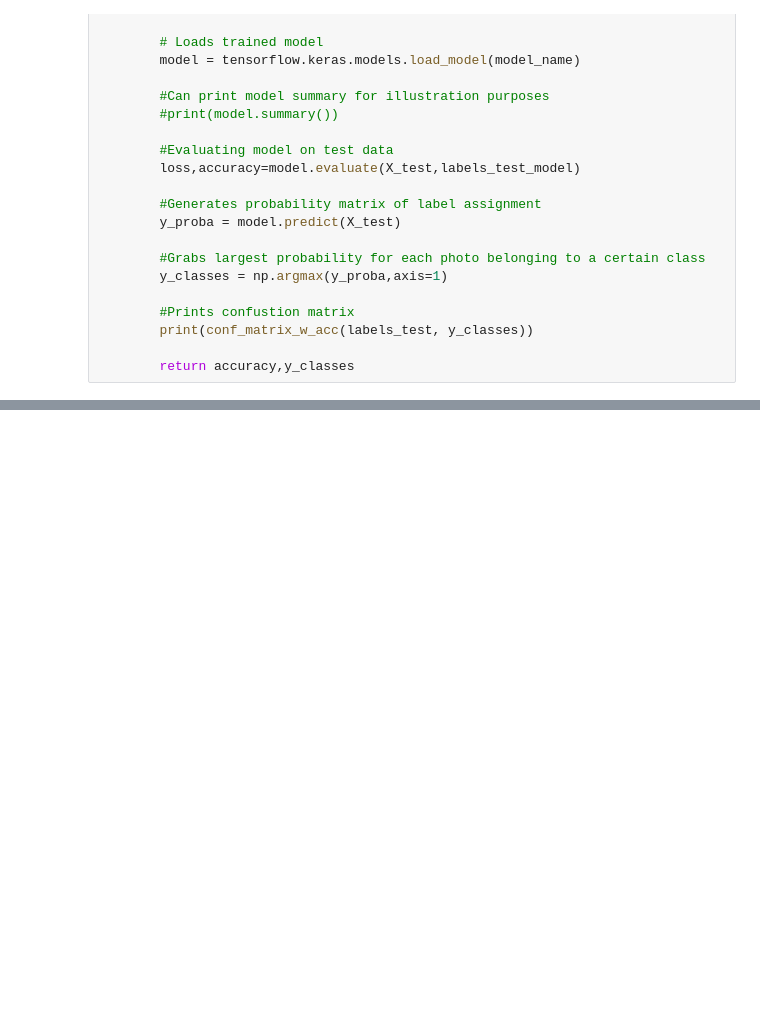
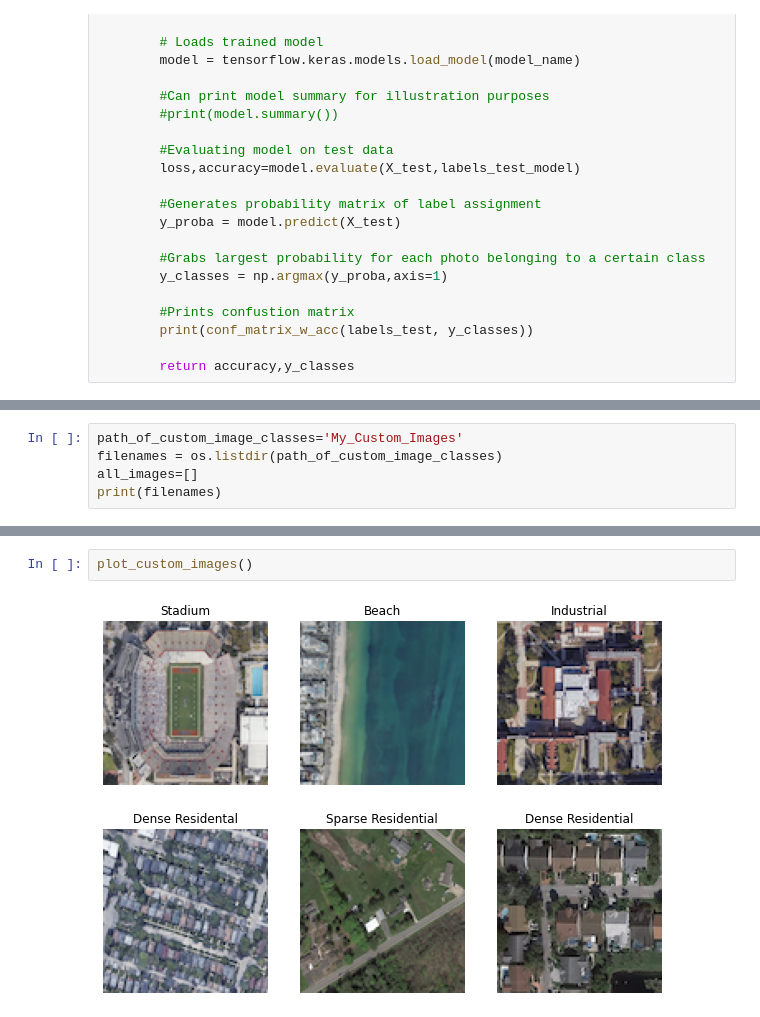
Before and after one commit to Michelle584/Final-Project-Pattern-Rec, a Jupyter notebook: Test.ipynb, the cells around one changed output, grey strips where cells are left out. Saved outputs shown, nothing was run; the diff lists cells and outputs as text; blank space fills up the shorter version.

Commit message:
Added Custom Images

```diff
--- a/Test.ipynb
+++ b/Test.ipynb
@@ -78,0 +104,5 @@ None
+# %%
+path_of_custom_image_classes='My_Custom_Images'
+filenames = os.listdir(path_of_custom_image_classes)
+all_images=[]
+print(filenames)
@@ -78,0 +197,4 @@ None
+# %%
+plot_custom_images()
+# %% [output]
+[figure, added]
```
Also changed, not shown: parts of 11 cells of this notebook, 6 other files.
